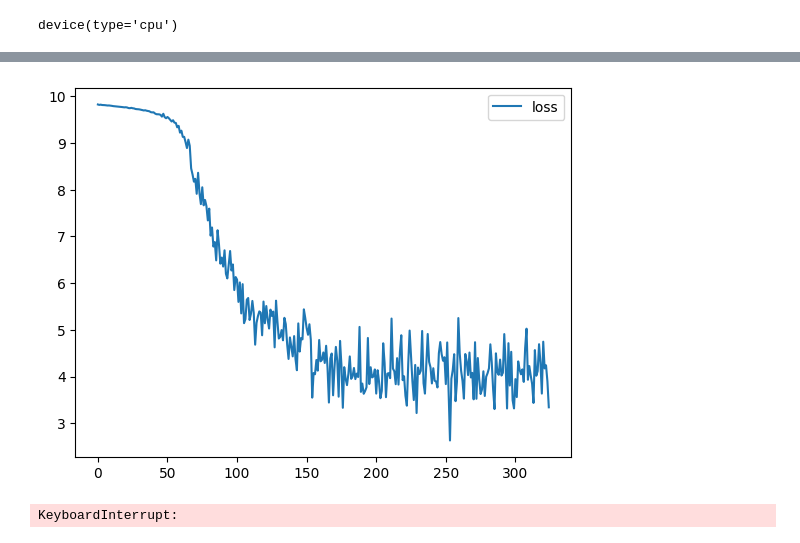
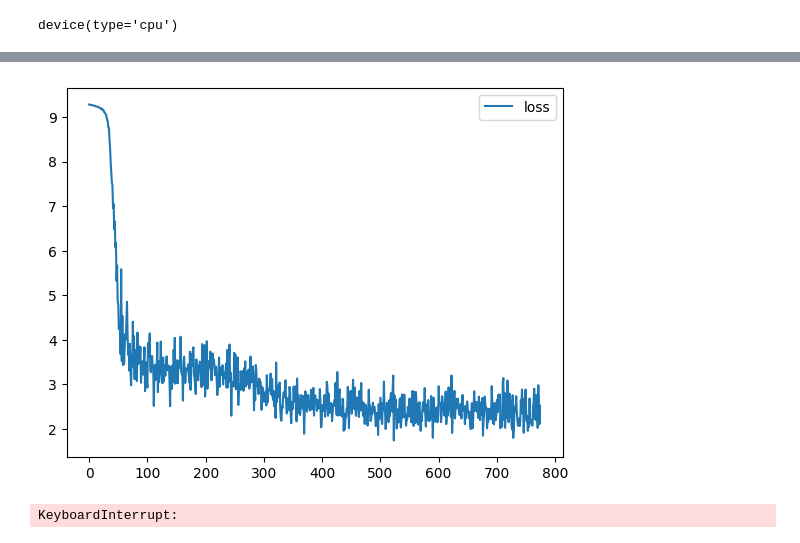
Before and after one commit to englishtea21/stepik-dl-nlp, a Jupyter notebook: task4-rnn-name-generator-ipynb.ipynb, the cells around one changed output, grey strips where cells are left out. Saved outputs shown, nothing was run; the diff lists cells and outputs as text; code cells hidden in the pictures.

```diff
--- a/task4-rnn-name-generator-ipynb.ipynb
+++ b/task4-rnn-name-generator-ipynb.ipynb
@@ -1098,7 +1150,7 @@ import torch
 from torch.utils.data import Dataset
 
 class NGramDataset(Dataset):
-    def __init__(self, sentences, ngram_vocab, ns=NGRAMS):
+    def __init__(self, sentences, ngram_vocab=NGRAM_VOCAB, ns=NGRAMS):
         """
         Args:
             sentences (list of str): List of sentences (each sentence is a string).
@@ -1119,7 +1171,7 @@ class NGramDataset(Dataset):
 # %%
 from tqdm import tqdm
 # %%
-quotes_train_dataset = NGramDataset(quotes_prepared, NGRAM_VOCAB,)
+quotes_train_dataset = NGramDataset(quotes_tokenized, NGRAM_VOCAB, NGRAMS)
 # %%
 num_gpus = torch.cuda.device_count()
 # %%
@@ -1131,7 +1183,7 @@ def collate_fn(batch):
 
 quotes_train_dataloader = DataLoader(
     quotes_train_dataset,
-    batch_size=16,
+    batch_size=32,
     shuffle=True,
     num_workers=2 * num_gpus,  # 2 workers per GPU (adjust based on performance)
     pin_memory=True,
@@ -1144,5 +1196,5 @@ torch.Size([17923, 100])
 # %%
-ft_emb_lstm_model = FastTextEmbLSTMLoop(device, num_tokens=NUM_NGRAMS, emb_size=EMB_SIZE, hidden_size=128, num_layers=2, embedding_matrix=EMBEDDING_MATRIX)
+ft_emb_lstm_model = FastTextEmbLSTMLoop(device, num_tokens=NUM_NGRAMS, emb_size=EMB_SIZE, hidden_size=256, num_layers=4, embedding_matrix=EMBEDDING_MATRIX)
 # %%
 opt = torch.optim.Adam(ft_emb_lstm_model.parameters(), lr=1e-4)
 sched = torch.optim.lr_scheduler.ReduceLROnPlateau(opt, factor=0.7, patience=2)
@@ -1211,7 +1272,7 @@ for epoch in range(num_epochs):
 
         # visualizing training process
         history.append(loss.cpu().data.numpy())
-        if (i + 1) % 25 == 0:
+        if (i + 1) % 100 == 0:
             clear_output(True)
             plt.plot(history,label='loss')
             plt.legend()
@@ -1220,34 +1281,34 @@ for epoch in range(num_epochs):
     # Validate the model and calculate the metric
     ft_emb_lstm_model.eval()
     val_loss = 0.0
     with torch.no_grad():
         for batch in quotes_train_dataloader:
             curr_batch=batch.to(device)
 
             logp_seq = ft_emb_lstm_model(curr_batch)
 
             # compute loss
             predictions_logp = logp_seq[:, :-1]
             actual_next_tokens = curr_batch[:, 1:]
 
             loss = criterion(predictions_logp.permute(0,2,1), actual_next_tokens)
             val_loss += loss.item()
 
     val_loss /= len(quotes_train_dataloader)
 
     if val_loss<best_loss:
         print(f'Новый лучший лосс: {val_loss}')
         best_loss=val_loss
         best_model=copy.deepcopy(ft_emb_lstm_model)
 
     print(f'Текущий loss: {val_loss}')
 
     # Step the scheduler
     sched.step(val_loss)
 
     assert np.mean(history[:10]) > np.mean(history[-10:]), "RNN didn't converge."
 # %% [output]
-[figure, old version]
+[figure, new version]
 KeyboardInterrupt:
 # %%
 # Assume your trained model is wrapped in DataParallel
```
Also changed, not shown: parts of 25 cells of this notebook.
